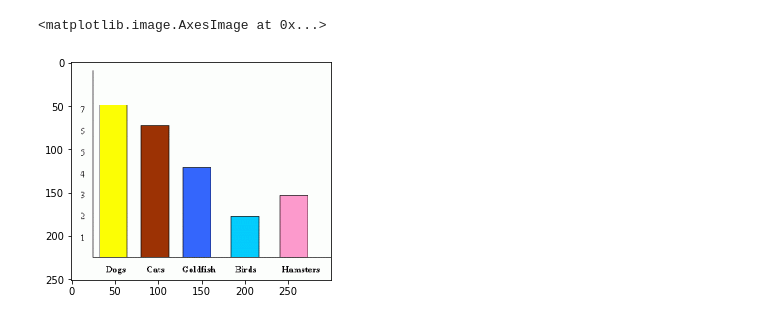
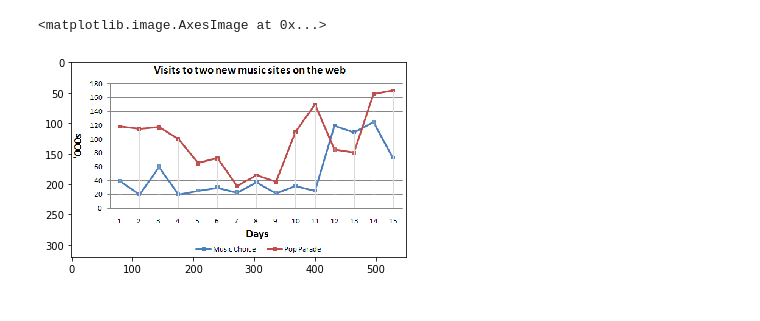
Before and after one commit to l-huan/chart-components-extract, a Jupyter notebook: txt_extract.ipynb, the cells around one changed output. Cells and saved outputs as stored; diff of their text form; code cells hidden in the pictures.

```diff
--- a/txt_extract.ipynb
+++ b/txt_extract.ipynb
@@ -16,11 +17,23 @@ from skimage.color import (rgb2gray, label2rgb)
 from skimage.measure import (label, regionprops)
 from skimage import morphology
 # %%
-img_path = './data_test/bar_img_failed/real_bar_7.png'
+#### line
+# 图表数据区域误识别 [36,39,54，71，74，90,7]
+# 腐蚀融合不理想 {11， 13}
+# y轴label和tick误连 {46， }
+# bbox范围小 {49}
+
+#### bar
+# bbox范围小 {3}
+# 数据区域误识 {4,59}
+# 融合不彻底 {14，68}
+# {28,84,0}
+img_path = './data_test/line_img_failed/real_line_16.png'
+#img_path = '/media/lhuan/lhuan/euro_vis/evaluation_data/evalset_fqa/pie/bitmap/369.jpg'
 img_ori = skimgIO.imread(img_path)   #<class 'imageio.core.util.Array'>
 #plt.imshow(img_ori)
 type(img_ori.dtype)
 plt.imshow(img_ori)
 # %% [output]
 <matplotlib.image.AxesImage at 0x...>
-[figure, old version]
+[figure, new version]
```
Also changed, not shown: parts of 11 cells of this notebook, 1 other file.
